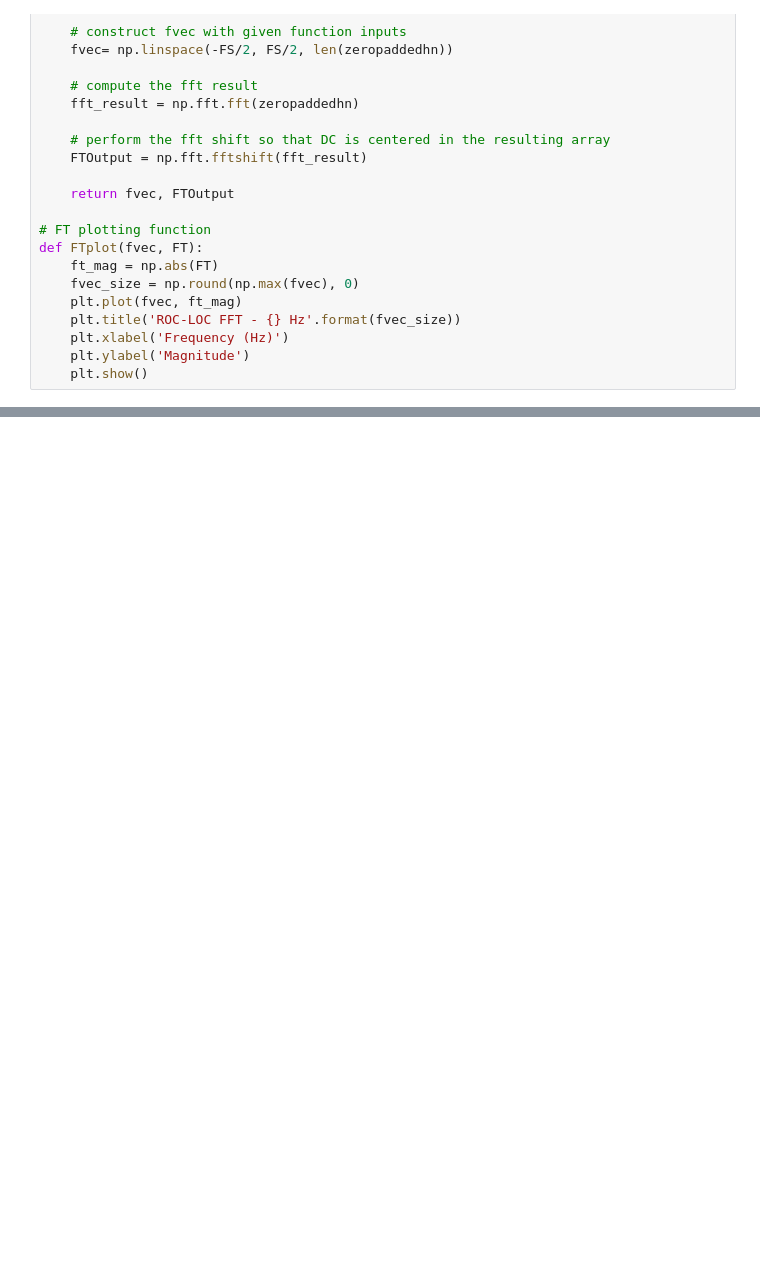
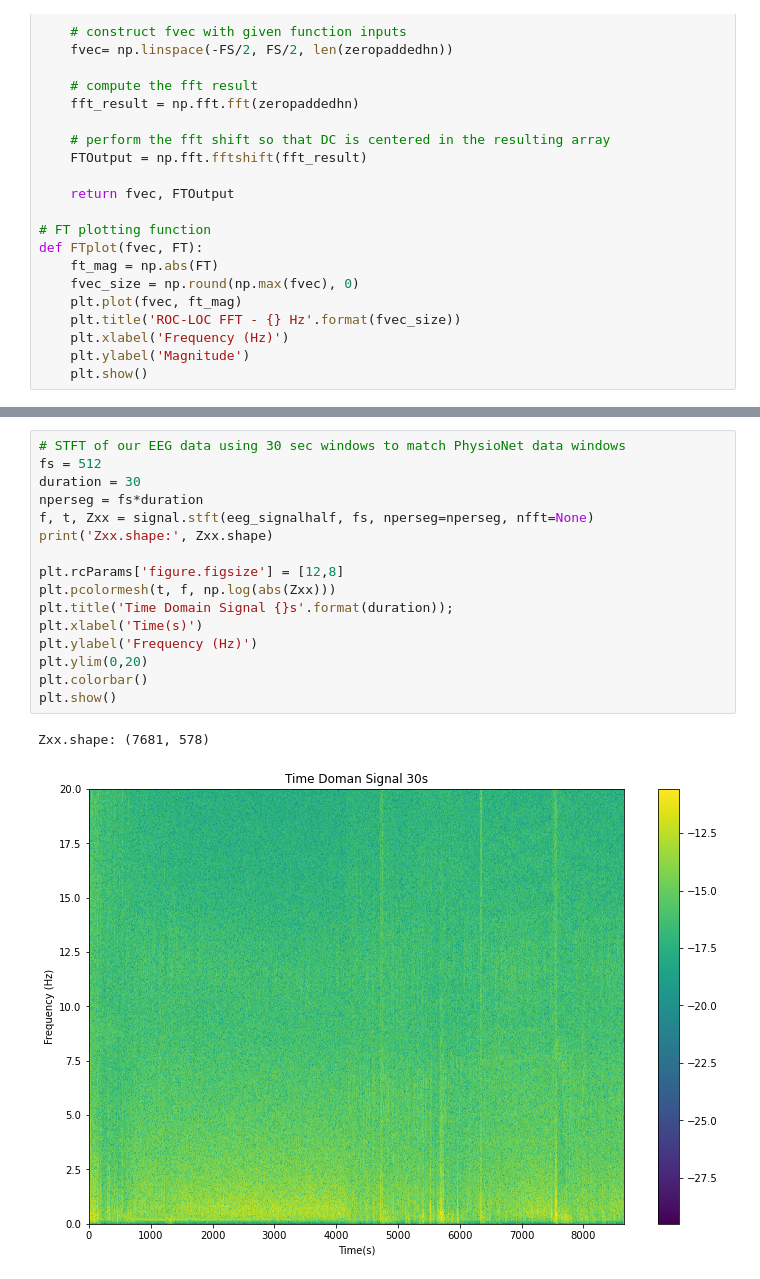
Before and after one commit to braden2447/BME671-Final-Project, a Jupyter notebook: test.ipynb, the cells around one changed output, grey strips where cells are left out. Drawn from its saved outputs; the diff is of its cells as text; blank space fills up the shorter version.

```diff
--- a/test.ipynb
+++ b/test.ipynb
@@ -128,0 +137,19 @@ FTplot(df_new['fvec'].values, df_new['FT'].values)
+# %%
+# STFT of our EEG data using 30 sec windows to match PhysioNet data windows
+fs = 512
+duration = 30
+nperseg = fs*duration
+f, t, Zxx = signal.stft(eeg_signalhalf, fs, nperseg=nperseg, nfft=None)
+print('Zxx.shape:', Zxx.shape)
+
+plt.rcParams['figure.figsize'] = [12,8]
+plt.pcolormesh(t, f, np.log(abs(Zxx)))
+plt.title('Time Domain Signal {}s'.format(duration));
+plt.xlabel('Time(s)')
+plt.ylabel('Frequency (Hz)')
+plt.ylim(0,20)
+plt.colorbar()
+plt.show()
+# %% [output]
+Zxx.shape: (7681, 578)
+[figure, added]
```
Also changed, not shown: parts of 21 cells of this notebook.
